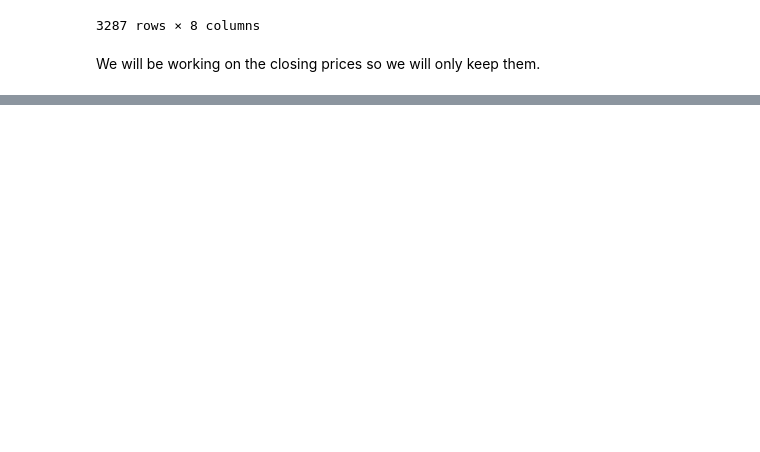
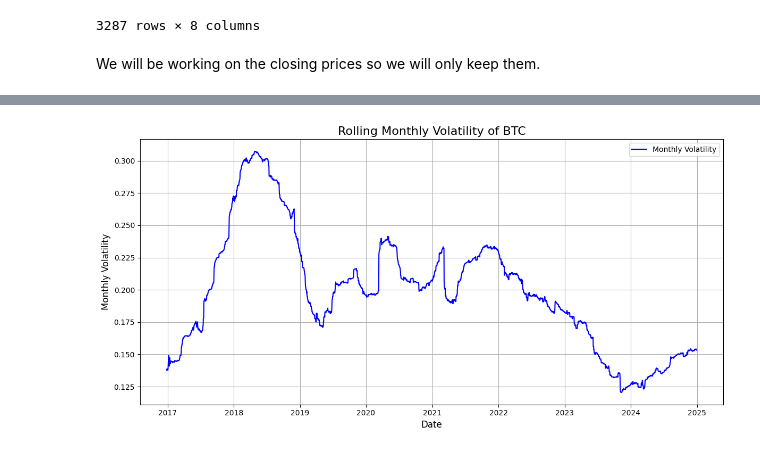
Before and after one commit to YoenCorbel/cryptobacktest, a Jupyter notebook: example_cryptobacktest.ipynb, the cells around one changed output, grey strips where cells are left out. Drawn from its saved outputs; the diff is of its cells as text; code cells hidden in the pictures; blank space fills up the shorter version.

```diff
--- a/example_cryptobacktest.ipynb
+++ b/example_cryptobacktest.ipynb
@@ -106,0 +71,5 @@ plt.show()
+# %%
+volatility_calculator = Volatility(window=360,factor=30)
+
+# Compute monthly rolling volatility
+btc_close = volatility_calculator.compute_volatility(btc_close, price_column='Close', date_column='Date')
@@ -106,0 +92,13 @@ plt.show()
+# %%
+# Plot the monthly rolling  volatility
+plt.figure(figsize=(12, 6))
+plt.plot(btc_close['Date'], btc_close['Volatility'], label='Monthly Volatility', color='blue')
+plt.title('Rolling Monthly Volatility of BTC', fontsize=16)
+plt.xlabel('Date', fontsize=12)
+plt.ylabel('Monthly Volatility', fontsize=12)
+plt.grid(True)
+plt.legend()
+plt.tight_layout()
+plt.show()
+# %% [output]
+[figure, added]
```
Also changed, not shown: parts of 8 cells of this notebook, 1 other file.
